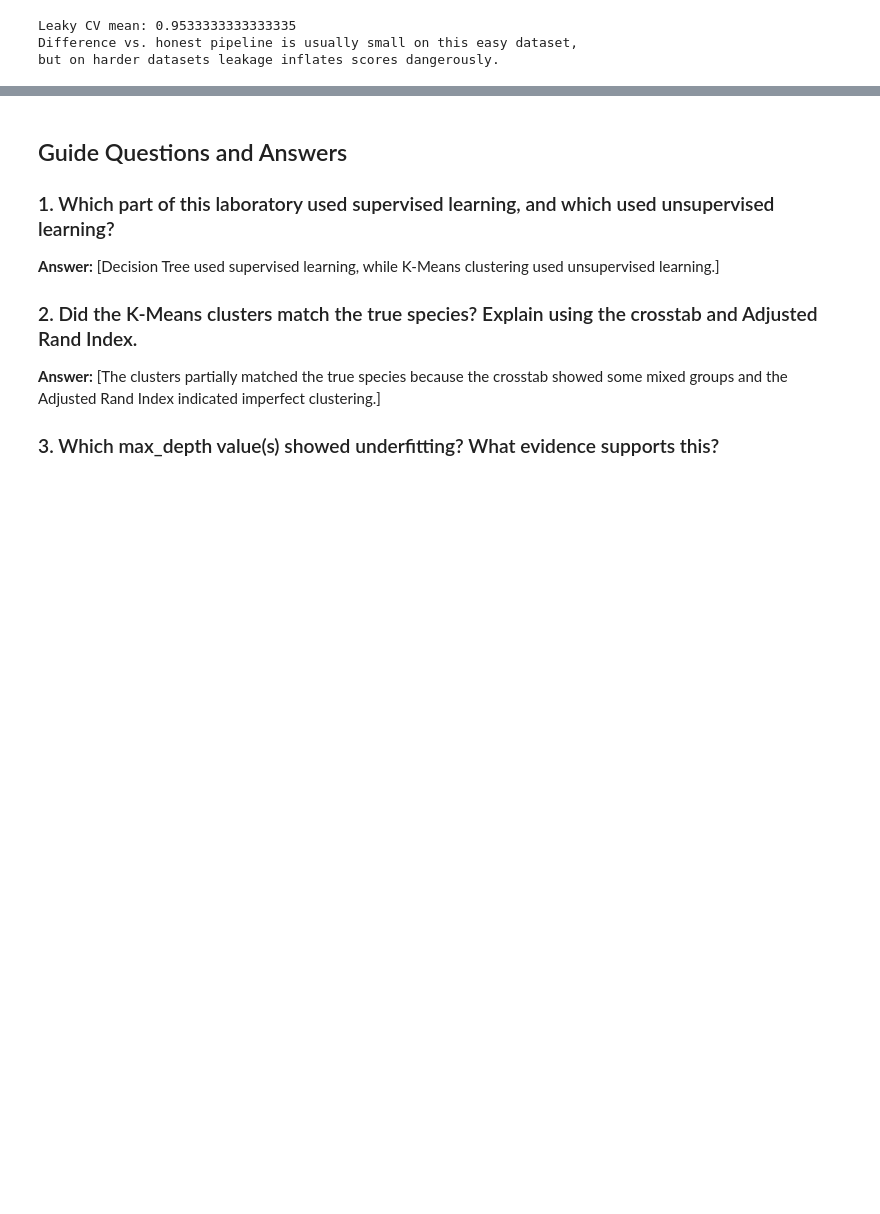
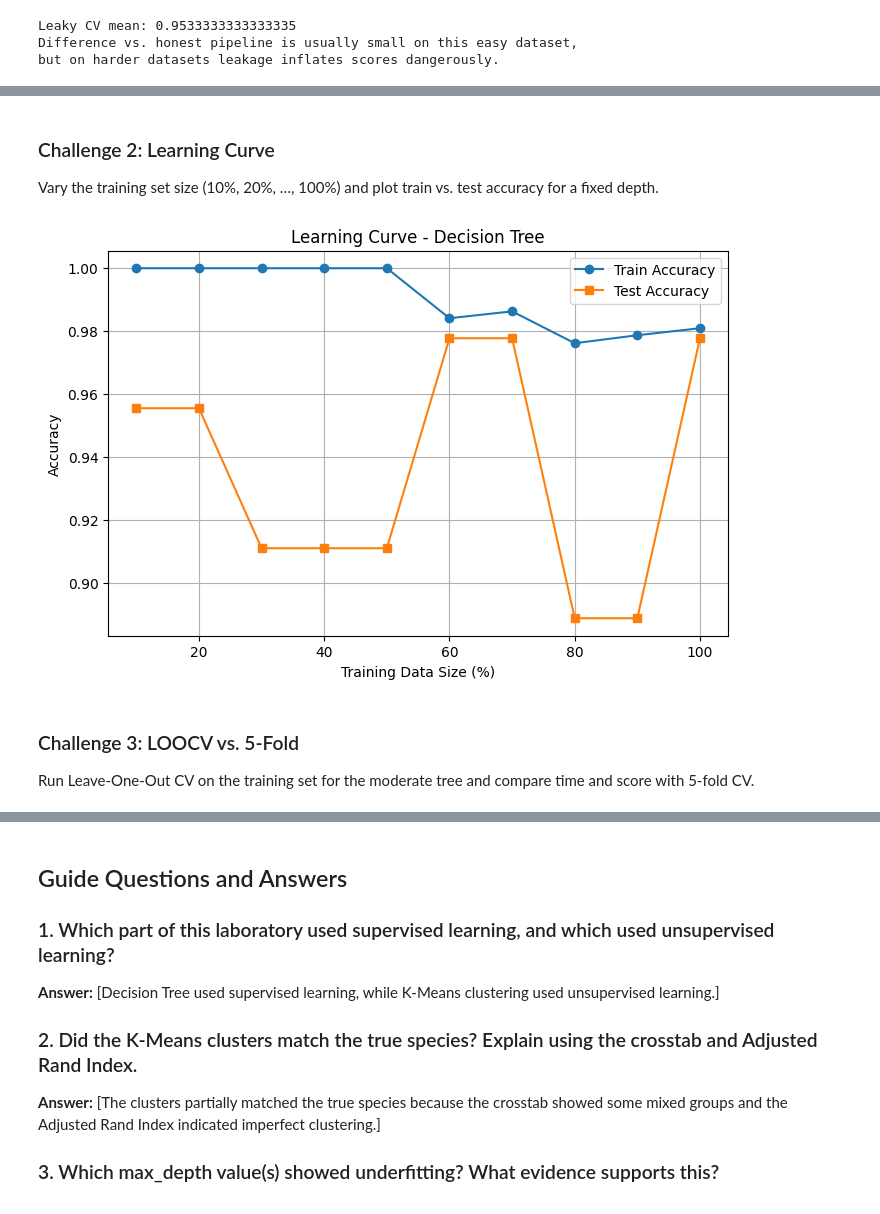
Before and after one commit to DelCuyos/FUNDAI-Lab7, a Jupyter notebook: Lab7_Intro_to_ML_Cuyos.ipynb, the cells around one changed output, grey strips where cells are left out. Saved outputs shown, nothing was run; the diff lists cells and outputs as text; code cells hidden in the pictures; blank space fills up the shorter version.

```diff
--- a/Lab7_Intro_to_ML_Cuyos.ipynb
+++ b/Lab7_Intro_to_ML_Cuyos.ipynb
@@ -347,0 +391,46 @@ but on harder datasets leakage inflates scores dangerously.
+# %% [markdown]
+### Challenge 2: Learning Curve
+Vary the training set size (10%, 20%, …, 100%) and plot train vs. test accuracy for a fixed depth.
+# %%
+
+import numpy as np
+import matplotlib.pyplot as plt
+from sklearn.tree import DecisionTreeClassifier
+from sklearn.metrics import accuracy_score
+
+train_sizes = np.arange(0.1, 1.1, 0.1)
+
+train_scores = []
+test_scores = []
+
+rng = np.random.RandomState(42)
+indices = rng.permutation(len(X_train))
+
+for size in train_sizes:
+    n = max(2, int(len(X_train) * size))
+    selected = indices[:n]
+
+    X_subset = X_train.iloc[selected] if hasattr(X_train, "iloc") else X_train[selected]
+    y_subset = y_train.iloc[selected] if hasattr(y_train, "iloc") else y_train[selected]
+
+    model = DecisionTreeClassifier(max_depth=3, random_state=42)
+    model.fit(X_subset, y_subset)
+
+    train_scores.append(accuracy_score(y_subset, model.predict(X_subset)))
+    test_scores.append(accuracy_score(y_test, model.predict(X_test)))
+
+plt.figure(figsize=(8, 5))
+plt.plot(train_sizes * 100, train_scores, marker="o", label="Train Accuracy")
+plt.plot(train_sizes * 100, test_scores, marker="s", label="Test Accuracy")
+
+plt.xlabel("Training Data Size (%)")
+plt.ylabel("Accuracy")
+plt.title("Learning Curve - Decision Tree")
+plt.legend()
+plt.grid(True)
+plt.show()
+# %% [output]
+[figure, added]
+# %% [markdown]
+### Challenge 3: LOOCV vs. 5-Fold
+Run Leave-One-Out CV on the training set for the moderate tree and compare time and score with 5-fold CV.
```
Also changed, not shown: parts of 3 cells of this notebook.
